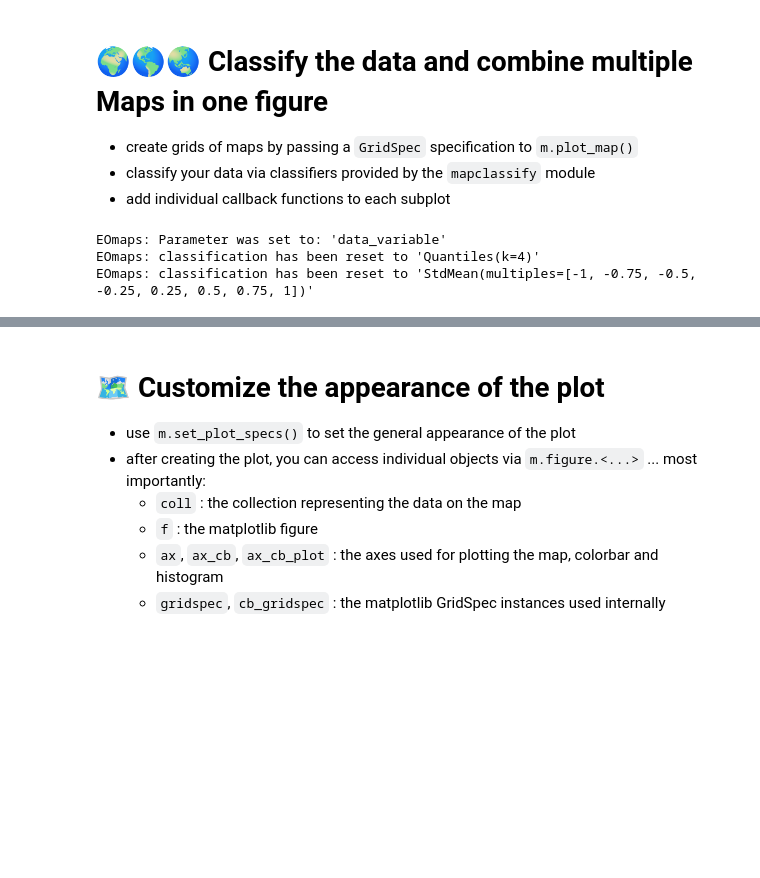
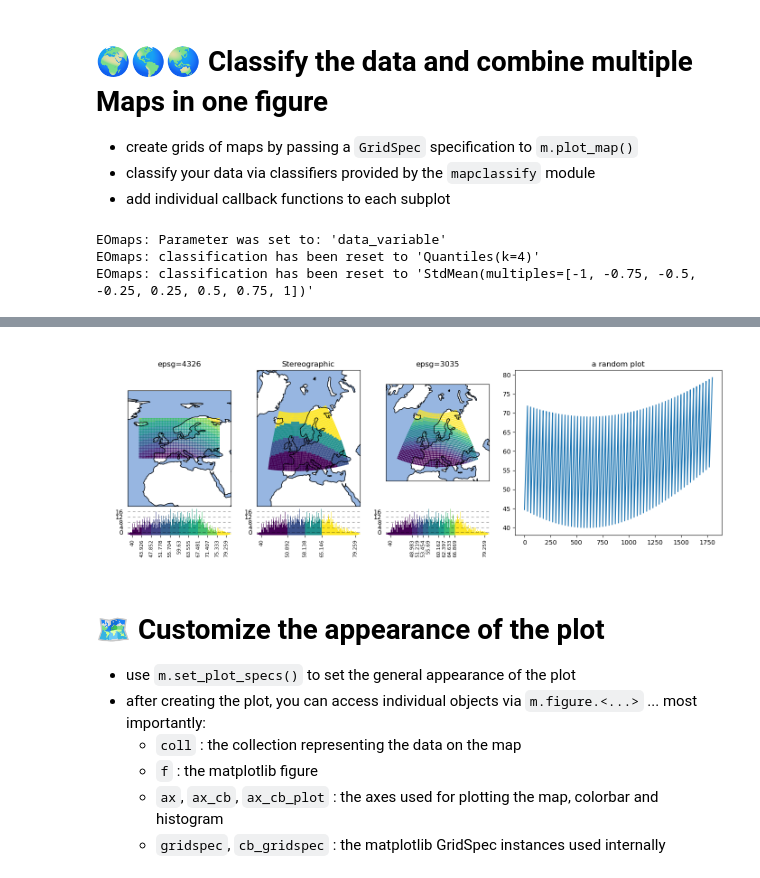
Before and after one commit to raphaelquast/EOmaps, a Jupyter notebook: examples/EOmaps_examples.ipynb, the cells around one changed output, grey strips where cells are left out. Drawn from its saved outputs; the diff is of its cells as text; code cells hidden in the pictures; blank space fills up the shorter version.

```diff
--- a/examples/EOmaps_examples.ipynb
+++ b/examples/EOmaps_examples.ipynb
@@ -74,6 +74,7 @@ m.cb.attach.mark(fc="r", buffer=5)
 # --------- plot a map on the second axes
 m2 = m.copy(connect=True, copy_data="share")
 m2.set_plot_specs(crs=m.crs_list.Stereographic(), add_colorbar=True, title="Stereographic")
+m2.set_shape.rectangles()
 m2.set_classify_specs(scheme="Quantiles", k=4)
 m2.plot_map(gs_ax=gs[1])
 m2.figure.ax_cb.tick_params(rotation=90, labelsize=8)
@@ -97,3 +97,4 @@ EOmaps: classification has been reset to 'StdMean(multiples=[-1, -0.75, -0.5, -0
+[figure, added]
 # %% [markdown]
 # 🗺 Customize the appearance of the plot
 
```
Also changed, not shown: parts of 7 cells of this notebook, 7 other files.
